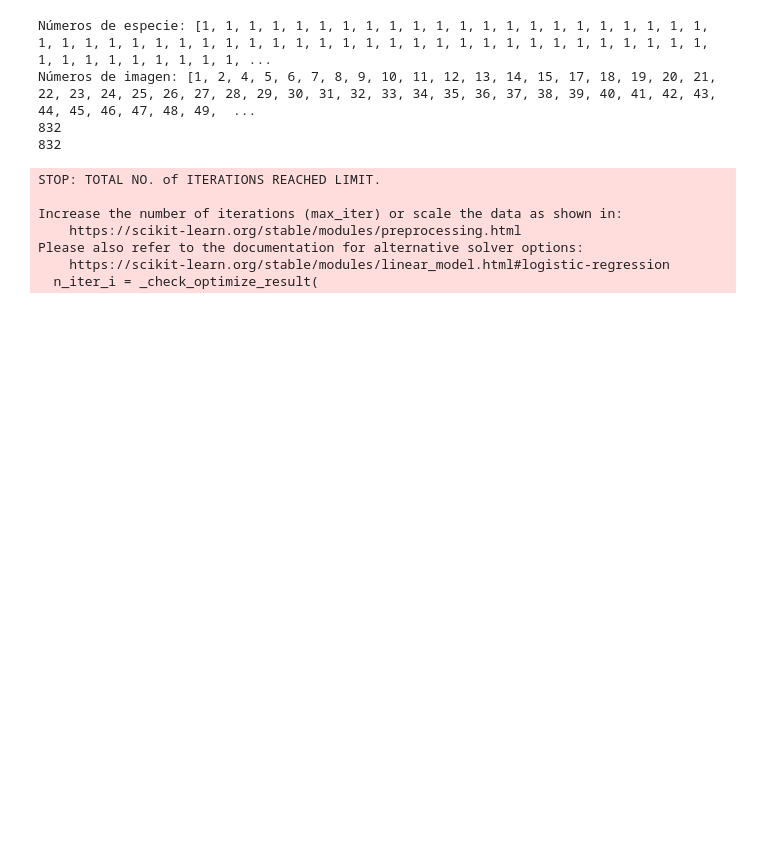
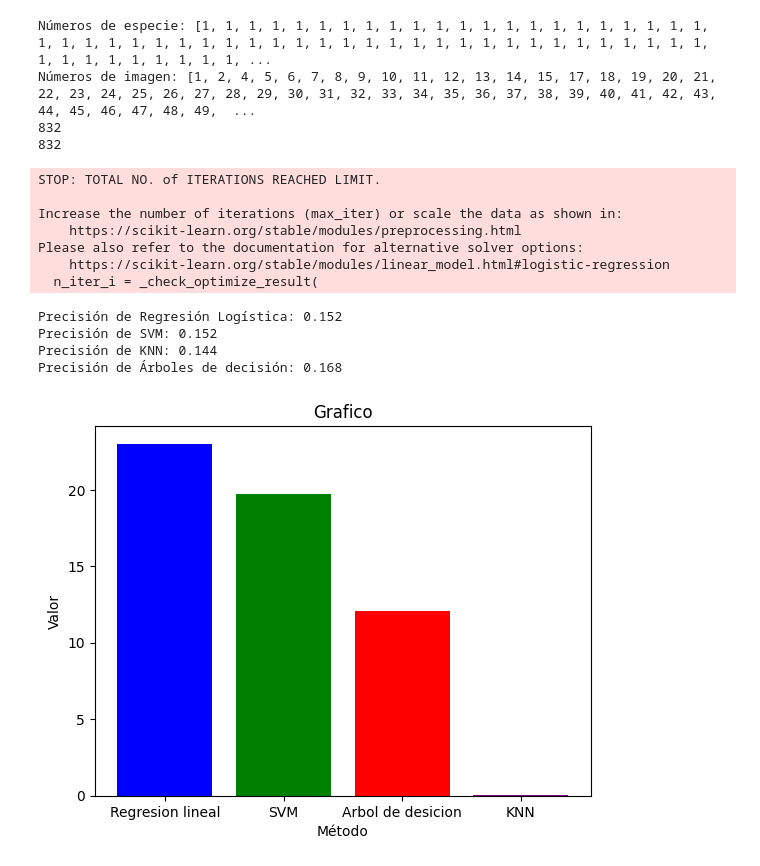
Before and after one commit to IsaacVera10/MachineLearning_Project1, a Jupyter notebook: main.ipynb, the cells around one changed output. Saved outputs shown, nothing was run; the diff lists cells and outputs as text; code cells hidden in the pictures; blank space fills up the shorter version.

```diff
--- a/main.ipynb
+++ b/main.ipynb
@@ -78,9 +78,11 @@ Números de imagen: [1, 2, 4, 5, 6, 7, 8, 9, 10, 11, 12, 13, 14, 15, 17, 18, 19,
 832
 # %%
 ################################################
-
+import matplotlib.pyplot as plt
+import time
 from sklearn.model_selection import train_test_split
 
+tiemp= {}
 # Aleatorización inicial de los datos originales
 random.seed(42)  # Establece una semilla para la aleatorización (ajusta según sea necesario)
 shuffled_indices = list(range(len(vector_X)))
@@ -95,40 +97,73 @@ X_train, X_rest, y_train, y_rest = train_test_split(vector_X, vector_y, test_siz
 X_valid, X_test, y_valid, y_test = train_test_split(X_rest, y_rest, test_size=0.5, random_state=42)
 
 # Entrenar y evaluar Regresión Logística
+inicio = time.time()
 lr = LogisticRegression(max_iter = 1000)
 lr.fit(X_train, y_train)
 lr_pred = lr.predict(X_test)
 lr_accuracy = accuracy_score(y_test, lr_pred)
-
+final = time.time()
+tiemp["Regresion lineal"] = final-inicio
 # Entrenar y evaluar SVM
+inicio = time.time()
 svm = SVC()
 svm.fit(X_train, y_train)
 svm_pred = svm.predict(X_test)
 svm_accuracy = accuracy_score(y_test, svm_pred)
-
+final = time.time()
+tiemp["SVM"] = final-inicio
 # Entrenar y evaluar KNN
+inicio = time.time()
 knn = KNeighborsClassifier()
 knn.fit(X_train, y_train)
 knn_pred = knn.predict(X_test)
 knn_accuracy = accuracy_score(y_test, knn_pred)
+final = time.time()
+tiemp["KNN"] = final-inicio
 
 # Entrenar y evaluar Árboles de decisión
+inicio = time.time()
 tree = DecisionTreeClassifier()
 tree.fit(X_train, y_train)
 tree_pred = tree.predict(X_test)
 tree_accuracy = accuracy_score(y_test, tree_pred)
+final = time.time()
+tiemp["Arbol de desicion"] = final-inicio
 
 # Imprimir las precisiones de los modelos
 print("Precisión de Regresión Logística:", lr_accuracy)
 print("Precisión de SVM:", svm_accuracy)
 print("Precisión de KNN:", knn_accuracy)
 print("Precisión de Árboles de decisión:", tree_accuracy)
+
+# Ordenar el diccionario por valores en orden decreciente
+sorted_data = sorted(tiemp.items(), key=lambda x: x[1], reverse=True)
+
+# Extraer las etiquetas y los valores ordenados
+labels, values = zip(*sorted_data)
+colors = ['blue', 'green', 'red', 'purple']
+
+# Crear la gráfica de barras decreciente
+plt.bar(labels, values, color=colors)
+
+# Agregar etiquetas a los ejes
+plt.xlabel('Método')
+plt.ylabel('Valor')
+plt.title('Grafico')
+
+# Mostrar la gráfica
+plt.show()
 # %% [output]
 STOP: TOTAL NO. of ITERATIONS REACHED LIMIT.
 
 Increase the number of iterations (max_iter) or scale the data as shown in:
     https://scikit-learn.org/stable/modules/preprocessing.html
 Please also refer to the documentation for alternative solver options:
     https://scikit-learn.org/stable/modules/linear_model.html#logistic-regression
   n_iter_i = _check_optimize_result(
+Precisión de Regresión Logística: 0.152
+Precisión de SVM: 0.152
+Precisión de KNN: 0.144
+Precisión de Árboles de decisión: 0.168
+[figure, added]
 # %%
```
Also changed, not shown: parts of 4 cells of this notebook.
